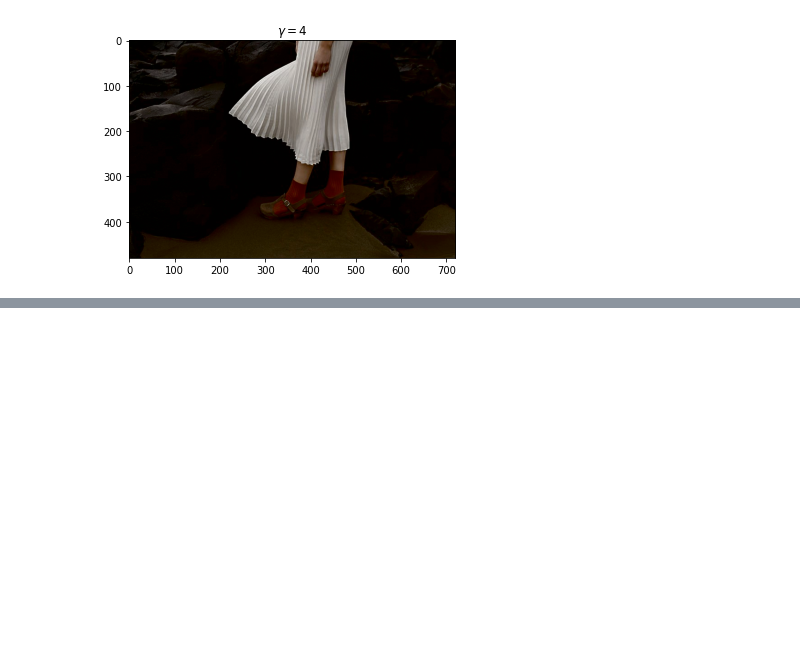
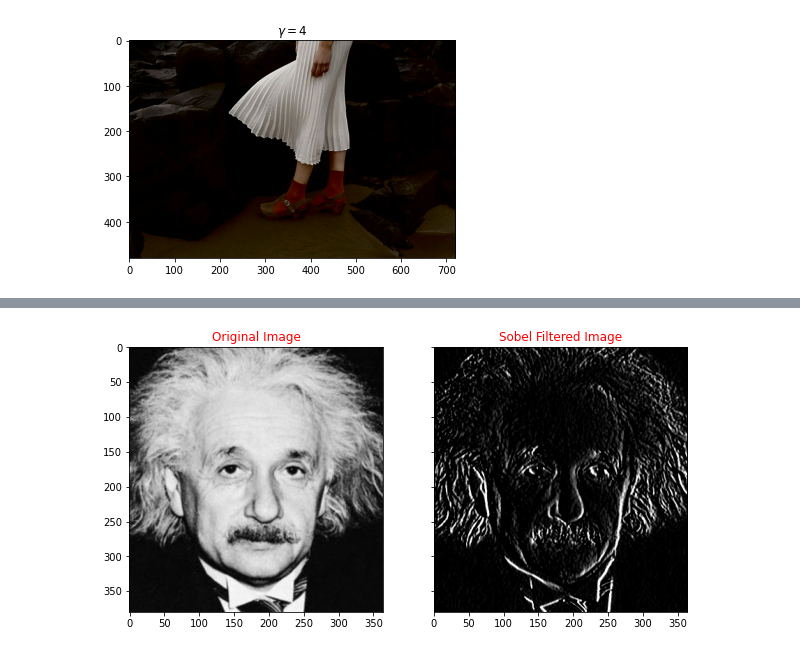
Before and after one commit to Lahiru-Sanjaya-Lankagama/Image-Processing, a Jupyter notebook: Assignment-1.ipynb, the cells around one changed output, grey strips where cells are left out. Saved outputs shown, nothing was run; the diff lists cells and outputs as text; code cells hidden in the pictures; blank space fills up the shorter version.

```diff
--- a/Assignment-1.ipynb
+++ b/Assignment-1.ipynb
@@ -228,0 +297,24 @@ error: OpenCV(4.5.5) :-1: error: (-5:Bad argument) in function 'imshow'
+# %%
+#Question 6(a)
+%matplotlib inline
+import numpy as np
+import matplotlib.pyplot as plt
+import cv2 as cv
+
+img = cv.imread(r"C:\Users\Lahiru Sanjaya\Desktop\image_Ass\einstein.png", cv.IMREAD_GRAYSCALE)
+
+kernel = np.array([(1,0,-1),(2,0,-2),(1,0,-1)], dtype='float')
+imgc = cv.filter2D(img, -1, kernel)
+# print(img.shape)
+# image_float = cv.normalize(img.astype('float'), None, 0.0, 1.0, cv.NORM_MINMAX)
+# print(image_float.shape)
+
+
+fig, ax = plt.subplots(1, 2 , sharex = 'all', sharey = 'all', figsize = (10,10))
+ax[0].imshow(img, cmap = 'gray')
+ax[0].set_title('Original Image', color = 'r')
+ax[1].imshow(imgc, cmap = 'gray')
+ax[1].set_title('Sobel Filtered Image', color ='r')
+plt.show()
+# %% [output]
+[figure, added]
```
Also changed, not shown: parts of 7 cells of this notebook.
